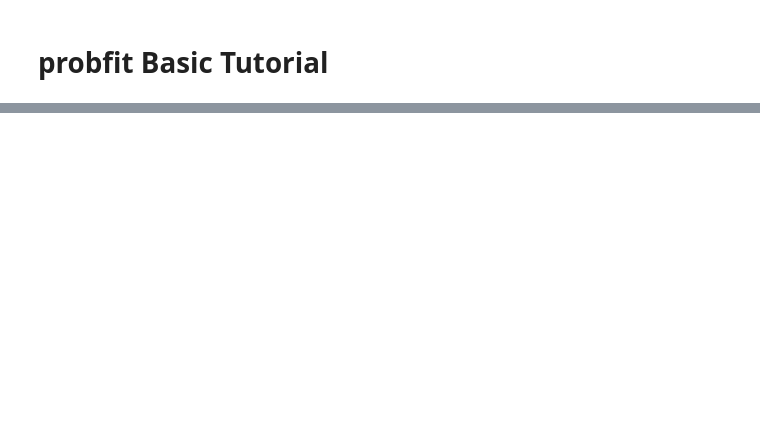
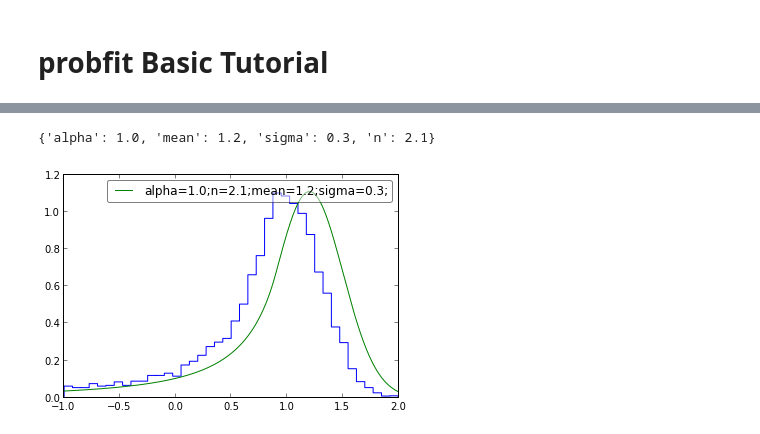
Before and after one commit to scikit-hep/probfit, a Jupyter notebook: tutorial/tutorial.ipynb, the cells around one changed output, grey strips where cells are left out. Drawn from its saved outputs; the diff is of its cells as text; code cells hidden in the pictures; blank space fills up the shorter version.

```diff
--- a/tutorial/tutorial.ipynb
+++ b/tutorial/tutorial.ipynb
@@ -775,0 +415,6 @@ simlh.draw(minimizer);
+# %%
+numpy.random.seed(0)
+bound = (-1, 2)
+data = probfit.gen_toy(probfit.crystalball, 10000, bound=bound, alpha=1., n=2., mean=1., sigma=0.3, quiet=False)
+# quiet=False tells gen_toy to plot out original function
+# toy histogram and poisson error from both orignal distribution and toy
@@ -775,0 +424,13 @@ simlh.draw(minimizer);
+# %%
+# To fit this function as a distribution we need to normalize
+# so that is becomes a PDF ober the range we consider here.
+# We do this with the probfit.Normalized functor, which implements
+# the trapezoid numerical integration method with a simple cache mechanism
+normalized_crystalball = probfit.Normalized(probfit.crystalball, bound)
+# this can also bedone with decorator
+# @probfit.normalized(bound)
+# def my_function(x, blah):
+#    return something
+pars = 1.0, 1, 2, 1, 0.3
+print('function: {}'.format(probfit.crystalball(*pars)))
+print('     pdf: {}'.format(normalized_crystalball(*pars)))
@@ -775,0 +554,7 @@ simlh.draw(minimizer);
+# %%
+# Try one set of parameters
+best_try = probfit.try_uml(normalized_crystalball, data, alpha=1., n=2.1, mean=1.2, sigma=0.3)
+print(best_try)
+# %% [output]
+{'alpha': 1.0, 'mean': 1.2, 'sigma': 0.3, 'n': 2.1}
+[figure, added]
```
Also changed, not shown: parts of 158 cells of this notebook, 1 other file.
